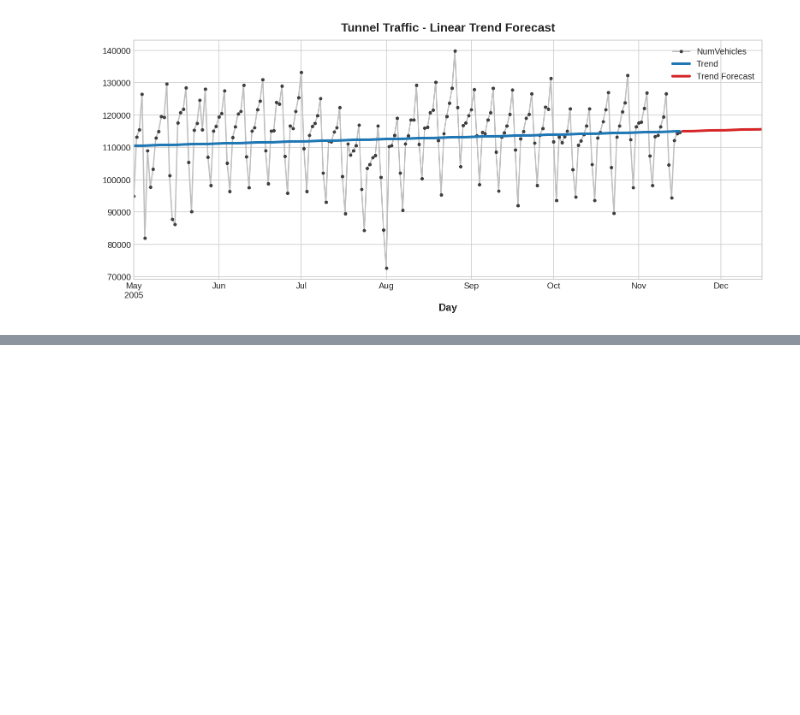
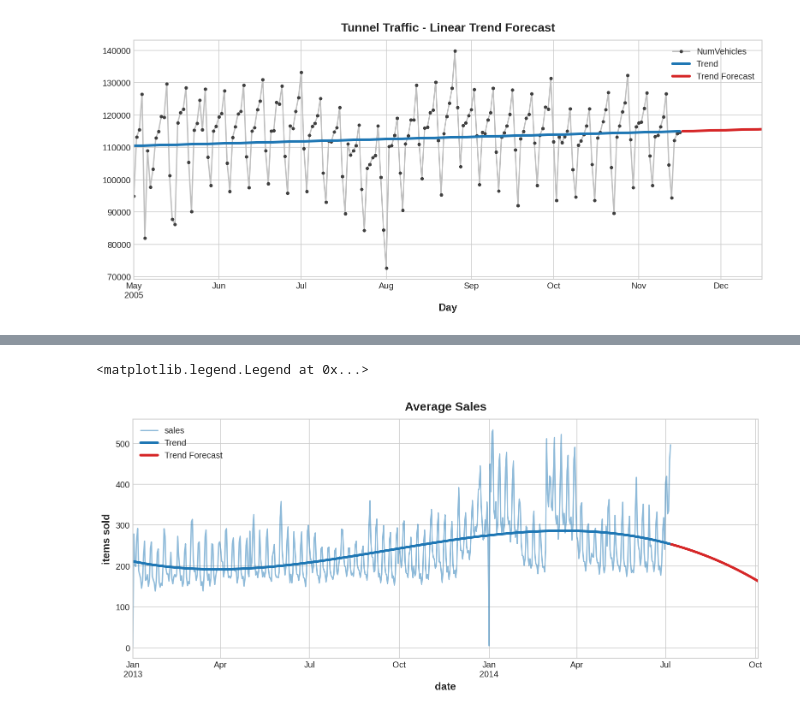
Before and after one commit to nahyeon-an/python, a Jupyter notebook: ML/time-series/Trend.ipynb, the cells around one changed output, grey strips where cells are left out. Cells and saved outputs as stored; diff of their text form; code cells hidden in the pictures; blank space fills up the shorter version.

```diff
--- a/ML/time-series/Trend.ipynb
+++ b/ML/time-series/Trend.ipynb
@@ -189,0 +326,5 @@ _ = ax.legend()
+# %%
+from statsmodels.tsa.deterministic import DeterministicProcess
+
+y = average_sales.copy()
+y.head()
@@ -189,0 +339,10 @@ _ = ax.legend()
+# %%
+dp = DeterministicProcess(
+    index=y.index,  # feature 를 만들려는 시간
+    order=3
+)
+
+# feature
+X = dp.in_sample()
+# feature for 90-day forecast
+X_fore = dp.out_of_sample(steps=90)
@@ -189,0 +368,14 @@ _ = ax.legend()
+# %%
+model = LinearRegression()
+model.fit(X, y)
+
+y_pred = pd.Series(model.predict(X), index=X.index)
+y_fore = pd.Series(model.predict(X_fore), index=X_fore.index)
+
+ax = y.plot(alpha=0.5, title='Average Sales', ylabel='items sold')  # target time series
+ax = y_pred.plot(ax=ax, linewidth=3, label='Trend', color='C0')  # validate
+ax = y_fore.plot(ax=ax, linewidth=3, label='Trend Forecast', color='C3')  # forecast
+ax.legend()
+# %% [output]
+<matplotlib.legend.Legend at 0x...>
+[figure, added]
```
Also changed, not shown: parts of 32 cells of this notebook.
